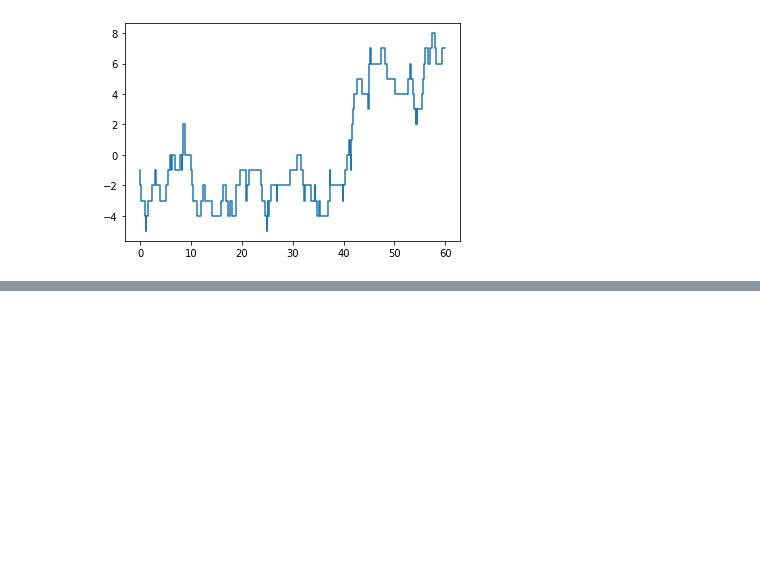
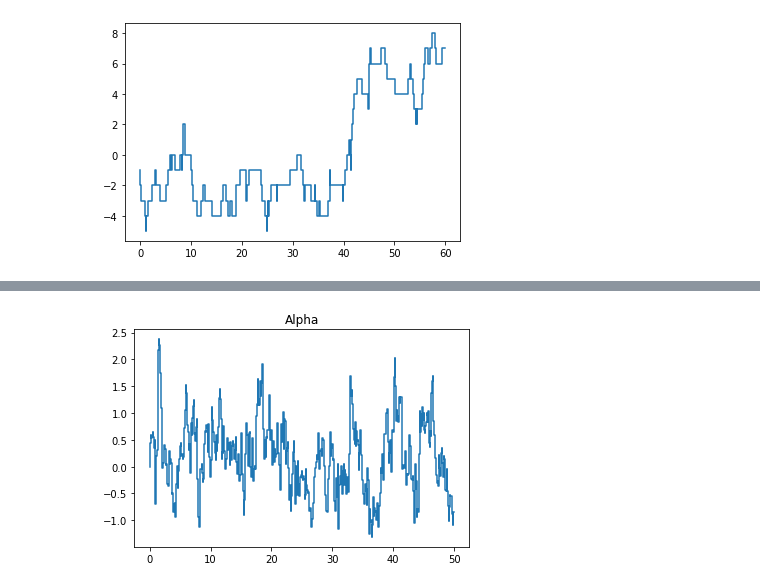
Before and after one commit to cavallofederico/marketmaking, a Jupyter notebook: market_making_alpha_signals - fede.ipynb, the cells around one changed output, grey strips where cells are left out. Cells and saved outputs as stored; diff of their text form; code cells hidden in the pictures; blank space fills up the shorter version.

```diff
--- a/market_making_alpha_signals - fede.ipynb
+++ b/market_making_alpha_signals - fede.ipynb
@@ -58,0 +126,87 @@ d_alpha[1] = -k*alpha[0] + np.randn(mu_w, sigma_w) + nu_plus *(dMt0_plus + dMt_p
+# %%
+np.random.seed(1)
+n = 10 # amount of simulations
+
+# Alpha params
+k = 1
+
+eta_plus = 1
+eta_minus = 1
+lambda_plus = 0.1
+lambda_minus = 0.1
+
+T = 50
+dt = 0.1
+
+
+xi = 1
+dMt0_minus = 0
+dMt0_plus = 0
+
+# S params
+sigma = 0.1
+theta = 1
+s0 = 10
+
+def generate_simulations(n, k, eta_plus, eta_minus, lambda_plus, lambda_minus, T, dt, xi, sigma, theta, s0, plot=False):
+    m = int(T/dt)
+    # Alpha setup
+    alpha = np.full((n, m), np.nan)
+    alpha[:, 0] = 0
+
+    tau_plus_amounts = np.random.poisson(lambda_plus*T, n)
+    tau_minus_amounts = np.random.poisson(lambda_minus*T, n)
+    tau_plus = [np.sort(np.random.rand(tau_i) * T) for tau_i in tau_plus_amounts]
+    tau_minus = [np.sort(np.random.rand(tau_i) * T) for tau_i in tau_minus_amounts]
+
+    dMt_plus = np.array([np.histogram(tau_i,np.linspace(0,T,m))[0] for tau_i in tau_plus])
+    dMt_minus = np.array([np.histogram(tau_i,np.linspace(0,T,m))[0] for tau_i in tau_minus])
+
+    # S setup
+    s = np.full((n, m), np.nan)
+    s[:, 0] = s0
+
+    mu_plus = np.full((n, m), np.nan)
+    mu_plus[:, 0] = theta
+    mu_minus = np.full((n, m), np.nan)
+    mu_minus[:, 0] = theta
+
+    dJ_plus = np.full((n, m), np.nan)
+    dJ_plus[:, 0] = 0
+
+    dJ_minus = np.full((n, m), np.nan)
+    dJ_minus[:, 0] = 0
+
+    # Simulations
+    for i in range(m-1):
+        alpha[:, i+1] = alpha[:,i] * np.exp(-k * dt) + xi * np.sqrt(dt) * (np.random.randn(n)) + eta_plus *(dMt0_plus + dMt_plus[:,i]) - eta_minus * (dMt0_minus + dMt_minus[:,i])
+
+        mu_plus[:, i+1] = np.where(alpha[:, i+1]>0, alpha[:, i+1],0) + theta
+        mu_minus[:, i+1] = np.where(alpha[:, i+1]<0, -alpha[:, i+1],0) + theta
+
+        dJ_plus[:, i+1] = np.where(np.random.rand(n) < (1 - np.exp(-dt * (mu_plus[:,i+1]))),1,0)
+        dJ_minus[:, i+1] = np.where(np.random.rand(n) < (1 - np.exp(-dt * (mu_minus[:,i+1]))),1,0)
+
+        s[:,i+1] = s[:,i] + sigma * (dJ_plus[:, i+1] - dJ_minus[:, i+1])
+
+    if plot:
+        plt_i = 0
+        plt.title('Alpha')
+        plt.step(np.linspace(0,T,m),alpha[plt_i])
+
+        plt.figure()
+        plt.title('S')
+        plt.step(np.linspace(0,T,m),s[plt_i])
+        # plt.stem(np.linspace(0,T,m),dJ_plus[plt_i]])
+
+        plt.figure()
+        plt.title('$\mu_+$')
+        plt.step(np.linspace(0,T,m),mu_plus[plt_i])
+
+        plt.figure()
+        plt.title('$\mu_-$')
+        plt.step(np.linspace(0,T,m),mu_minus[plt_i])
+    return alpha, mu_plus, mu_minus, dJ_plus, dJ_minus, s
+_ = generate_simulations(n, k, eta_plus, eta_minus, lambda_plus, lambda_minus, T, dt, xi, sigma, theta, s0, plot=True)
+# %% [output]
+[figure, added]
```
Also changed, not shown: parts of 11 cells of this notebook.
